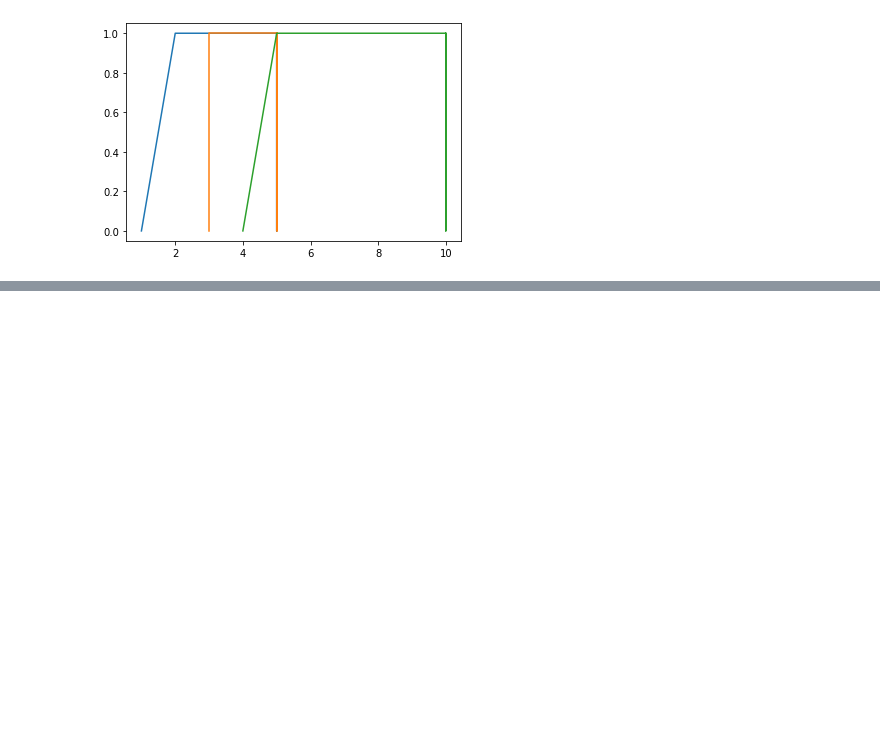
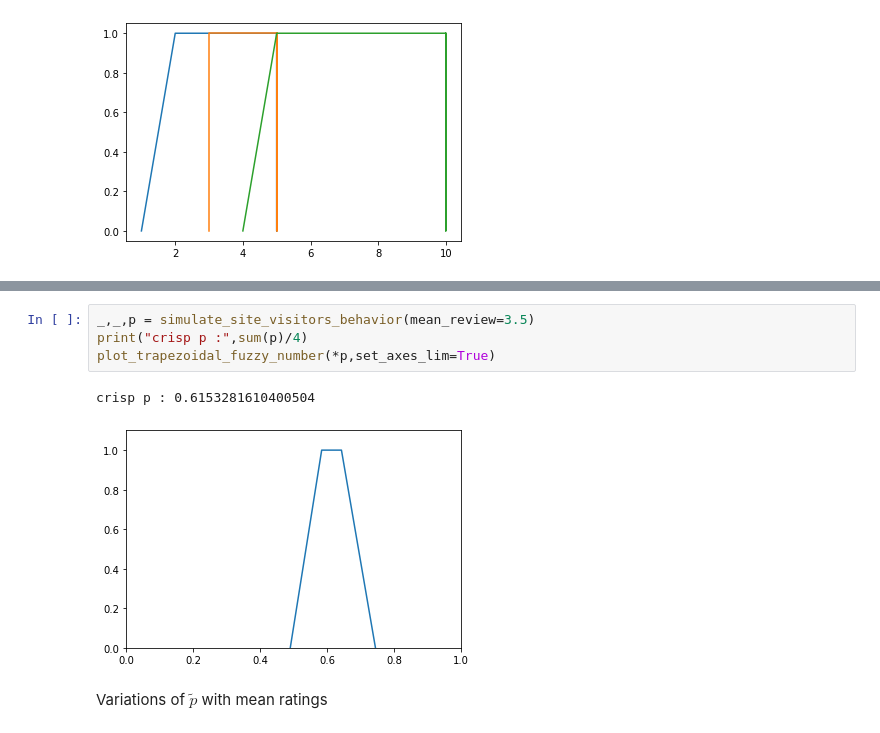
Before and after one commit to savinien/Fuzzy-Newsvendor-paper, a Jupyter notebook: buyers simulations/Simulation of buyers behaviors based on ratings.ipynb, the cells around one changed output, grey strips where cells are left out. Saved outputs shown, nothing was run; the diff lists cells and outputs as text; blank space fills up the shorter version.

```diff
--- a/buyers simulations/Simulation of buyers behaviors based on ratings.ipynb
+++ b/buyers simulations/Simulation of buyers behaviors based on ratings.ipynb
@@ -150,3 +185,12 @@ plot_trapezoidal_fuzzy_number(*result, set_axes_lim=True)
+# %%
+_,_,p = simulate_site_visitors_behavior(mean_review=3.5)
+print("crisp p :",sum(p)/4)
+plot_trapezoidal_fuzzy_number(*p,set_axes_lim=True)
+# %% [output]
+crisp p : 0.6153281610400504
+[figure, added]
+# %% [markdown]
+Variations of $\tilde{p}$ with mean ratings
 # %%
 step = 0.01
 mean_reviews = [0.5 + i*step for i in range(401)]
```
Also changed, not shown: parts of 22 cells of this notebook.
